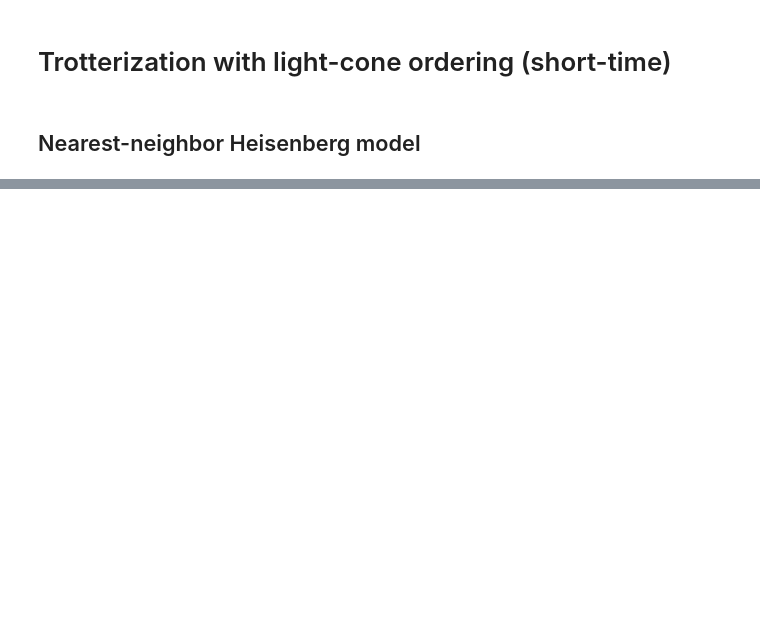
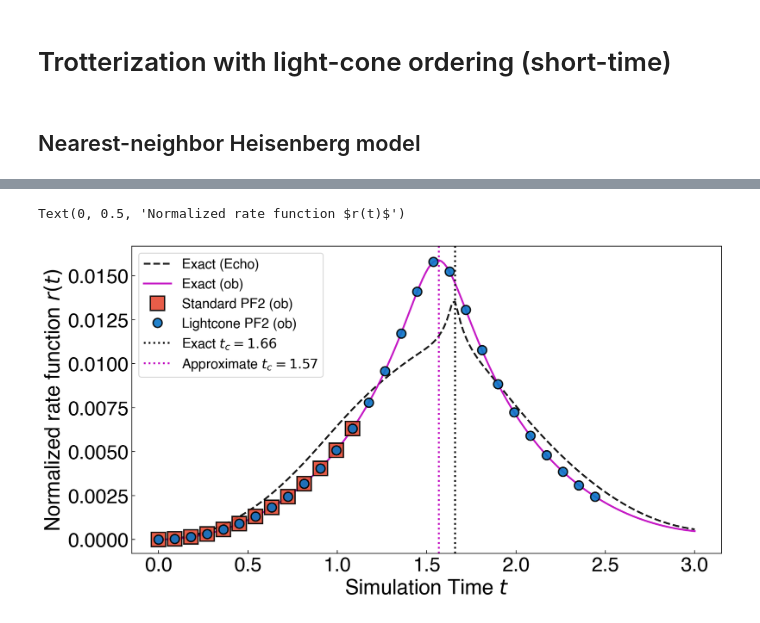
Before and after one commit to Jue-Xu/Trotter-Error-with-Observable, a Jupyter notebook: code/short_time.ipynb, the cells around one changed output, grey strips where cells are left out. Drawn from its saved outputs; the diff is of its cells as text; code cells hidden in the pictures; blank space fills up the shorter version.

```diff
--- a/code/short_time.ipynb
+++ b/code/short_time.ipynb
@@ -218,0 +308,75 @@ a_em: 0.9999999999999983; b_em: 3.4657359027997297
+# %%
+from qiskit.quantum_info import Statevector, DensityMatrix
+import itertools as it
+from dqpt import *
+
+
+# h_list = [H1d.ham_xyz[0], H1d.ham_xyz[2]]
+proj0 = [''.join(i) for i in list(it.product(['I', 'Z'], repeat=n))]
+k = 1
+print('local observables: ', generate_proj_pstrs(n, k)[:2**k])
+# local_ob = SparsePauliOp.from_list([(pstr, 1) for pstr in generate_proj_pstrs(n, k)]).simplify()
+local_ob = SparsePauliOp.from_list([(pstr, 1/2**k) for pstr in generate_proj_pstrs(n, k)[:2**k]]).simplify()
+# local_ob = SparsePauliOp.from_list([(pstr, 1) for pstr in proj0]).simplify()
+# local_ob = SparsePauliOp.from_list([(pstr, 1) for pstr in proj0[:4]])
+init_state = Statevector.from_label('0'*n)
+init_dm = DensityMatrix(init_state).to_operator()
+# init_dm
+echo_op = SparsePauliOp(proj0, [1j/8]*len(proj0))
+echo_op_dt = H @ echo_op - echo_op @ H
+echo_op_dt.simplify()
+rate_dt_op = (H + echo_op @ H @ echo_op).simplify()
+
+echo_list, echo_pf_list, echo_local_list, echo_local_pf_lc_list, echo_local_pf_st_list = [], [], [], [], []
+
+for t in t_list:
+    print('+', end='')
+    exact_U = expm(-1j * t * H.to_matrix())
+    apprx_U_lc = pf_r([h.to_matrix() for h in h_list], t, r_lc_bnd, order=2)
+    apprx_U_st = pf_r([h.to_matrix() for h in h_list], t, r_st_bnd, order=2)
+    final_state = exact_U @ init_state.data
+    final_state_pf_lc = apprx_U_lc @ init_state.data
+    final_state_pf_st = apprx_U_st @ init_state.data
+    echo = np.abs(init_state.data.conj() @ final_state)**2
+    echo_pf = np.abs(init_state.data.conj() @ final_state_pf_lc)**2
+    echo_local = final_state.conj() @ local_ob.to_matrix() @ final_state
+    echo_local_pf_lc = final_state_pf_lc.conj() @ local_ob.to_matrix() @ final_state_pf_lc
+    echo_local_pf_st = final_state_pf_st.conj() @ local_ob.to_matrix() @ final_state_pf_st
+    # print('echo: ', echo)
+    echo_list.append(echo)
+    echo_pf_list.append(echo_pf)
+    echo_local_list.append(echo_local.real)
+    echo_local_pf_lc_list.append(echo_local_pf_lc.real)
+    echo_local_pf_st_list.append(echo_local_pf_st.real)
+
+print('\necho_local_list: ', echo_local_list)
+print('echo_local_pf_lc_list: ', echo_local_pf_lc_list)
+rate_list = [-1/n*np.log(echo) for echo in echo_list]
+rate_pf_list = [-1/n*np.log(echo) for echo in echo_pf_list]
+rate_local_list = [-1/n*np.log(echo) for echo in echo_local_list]
+rate_local_pf_lc_list = [-1/n*np.log(echo) for echo in echo_local_pf_lc_list]
+rate_local_pf_st_list = [-1/n*np.log(echo) for echo in echo_local_pf_st_list]
+
+fig, axes = plt.subplots(1, 1, figsize=(11, 6), layout='tight', sharex=True)
+
+axes.plot(t_list, rate_list/sum(rate_list), '--', label=rf'Exact (Echo)', c='k')
+axes.plot(t_list, rate_local_list/sum(rate_local_list), '-', label=rf'Exact (ob)', c='m')
+sparse = 6
+
+t_st_index = find_closest_index(t_list, t_st)
+axes.plot(t_list[:t_st_index][::sparse], rate_local_pf_st_list[:t_st_index][::sparse]/sum(rate_local_pf_st_list), 's', label=rf'Standard PF2 (ob)', markersize=16, c="#E64B35FF")
+t_lc_index = find_closest_index(t_list, t_lc)
+axes.plot(t_list[:t_lc_index][::sparse], rate_local_pf_lc_list[:t_lc_index][::sparse]/sum(rate_local_pf_lc_list), 'o', label=rf'Lightcone PF2 (ob)', markersize=10, c="#0A75C7FF")
+
+t_c = t_list[np.argmax(rate_list)]
+t_c_appro = t_list[np.argmax(rate_local_pf_lc_list)]
+# axes2 = axes.twinx()
+# axes2.plot(t_list, np.array(rate_local_pf_st_list)-np.array(rate_local_list), '--', label=rf'Echo', c='k')
+
+axes.axvline(t_c, ls=':', color='k', label=f'Exact $t_c = {t_c:.2f}$')
+axes.axvline(t_c_appro, ls=':', color='k', label=f'Approximate $t_c = {t_c_appro:.2f}$', c='m')
+
+axes.legend(loc='upper left'); axes.set_xlabel('Simulation Time $t$'); axes.set_ylabel('Normalized rate function $r(t)$')
+# axes[0].text(-.09, 1.0, f'(a)', transform=axes[0].transAxes, size=24, weight='bold')
+# fig.savefig(f'{figs_dir}/rate_function_{prefix}_n={n}_eps={eps}.pdf', bbox_inches='tight')
+# %% [output]
@@ -218,0 +387,2 @@ a_em: 0.9999999999999983; b_em: 3.4657359027997297
+Text(0, 0.5, 'Normalized rate function $r(t)$')
+[figure, added]
```
Also changed, not shown: parts of 9 cells of this notebook, 18 other files.
